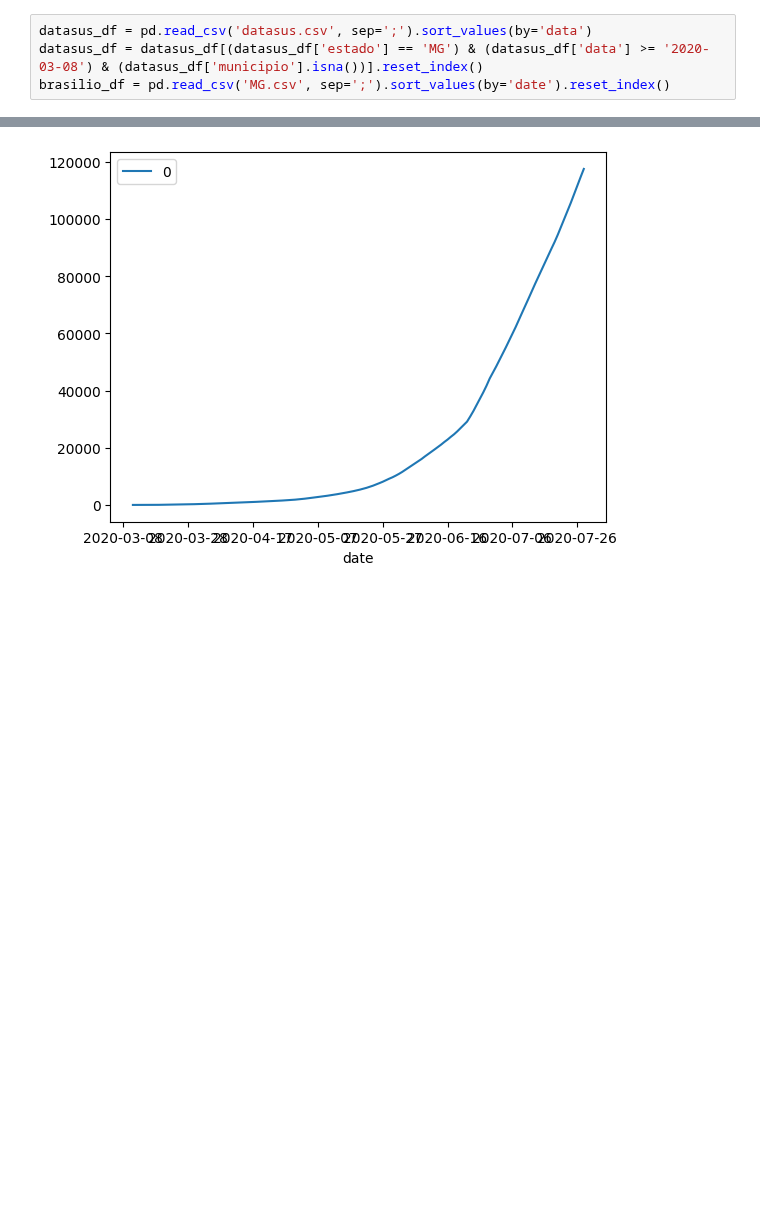
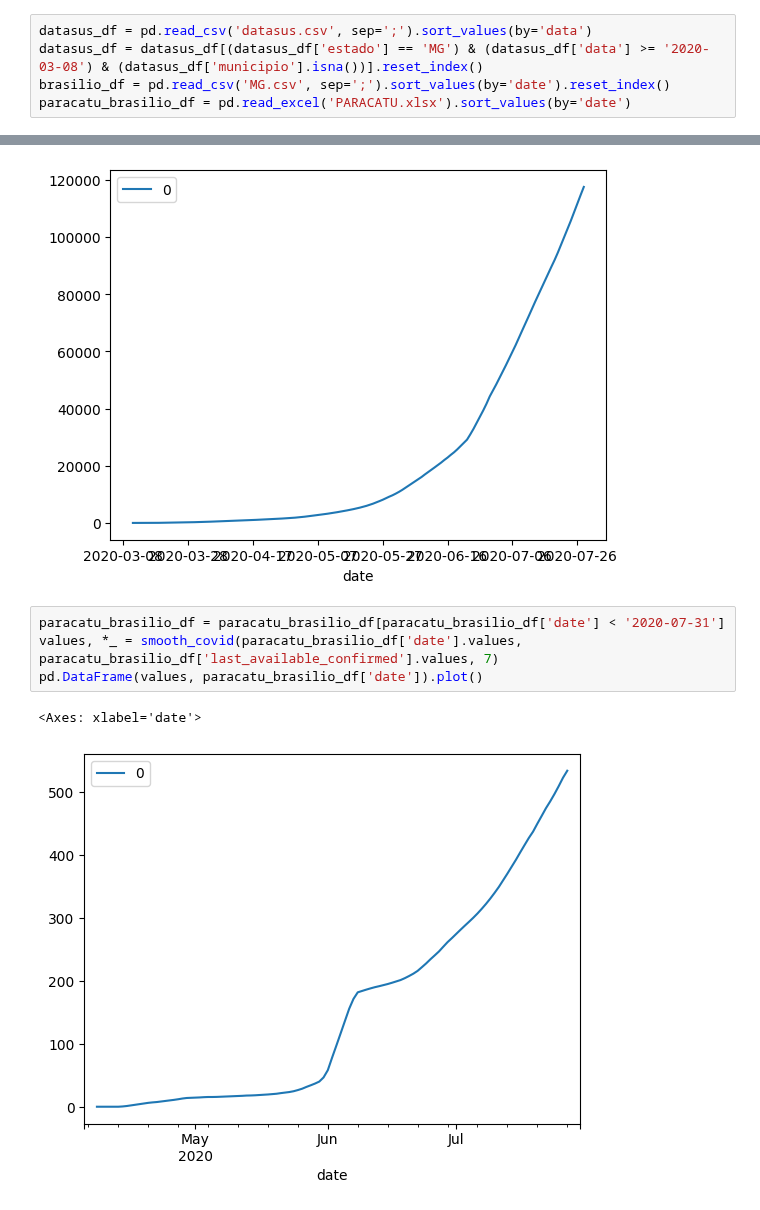
Before and after one commit to carloszan/covid, a Jupyter notebook: analises/comparacao-dataset.ipynb, the cells around one changed output, grey strips where cells are left out. Saved outputs shown, nothing was run; the diff lists cells and outputs as text; blank space fills up the shorter version.

```diff
--- a/analises/comparacao-dataset.ipynb
+++ b/analises/comparacao-dataset.ipynb
@@ -45,6 +45,7 @@ def smooth_covid(Tx, x, w):
 datasus_df = pd.read_csv('datasus.csv', sep=';').sort_values(by='data')
 datasus_df = datasus_df[(datasus_df['estado'] == 'MG') & (datasus_df['data'] >= '2020-03-08') & (datasus_df['municipio'].isna())].reset_index()
 brasilio_df = pd.read_csv('MG.csv', sep=';').sort_values(by='date').reset_index()
+paracatu_brasilio_df = pd.read_excel('PARACATU.xlsx').sort_values(by='date')
 # %%
 brasilio_df = brasilio_df[brasilio_df['date'] <= datasus_df['data'].max()]
 # %%
@@ -135,3 +136,10 @@ pd.DataFrame(values, brasilio_df['date']).plot()
 # %% [output]
 <Axes: xlabel='date'>
 [figure]
+# %%
+paracatu_brasilio_df = paracatu_brasilio_df[paracatu_brasilio_df['date'] < '2020-07-31']
+values, *_ = smooth_covid(paracatu_brasilio_df['date'].values, paracatu_brasilio_df['last_available_confirmed'].values, 7)
+pd.DataFrame(values, paracatu_brasilio_df['date']).plot()
+# %% [output]
+<Axes: xlabel='date'>
+[figure, added]
```
Also changed, not shown: 3 other files.
